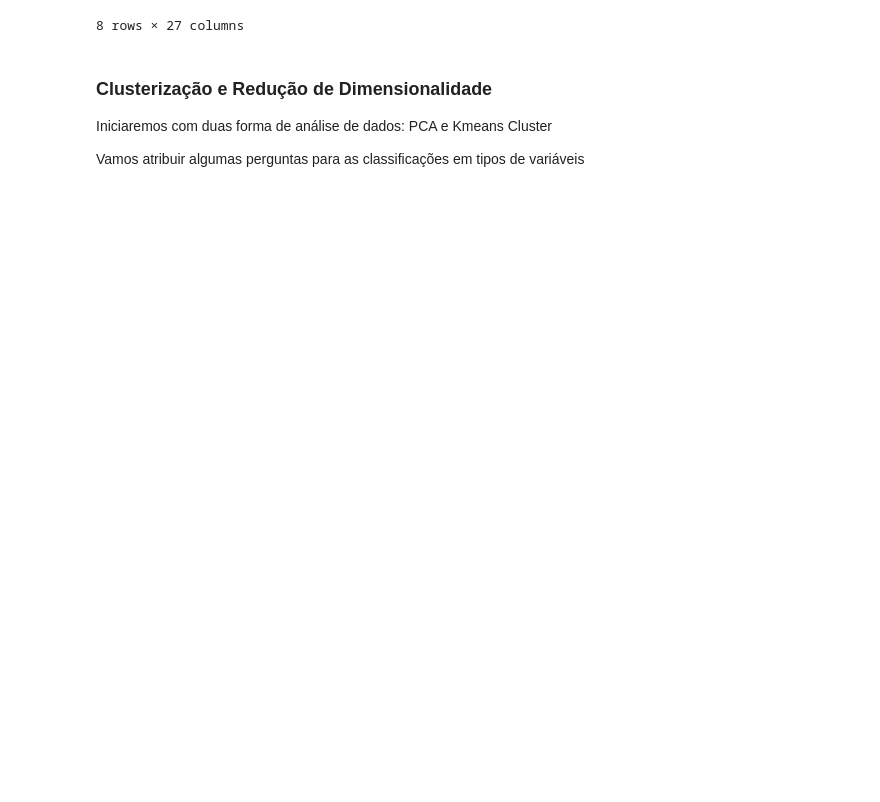
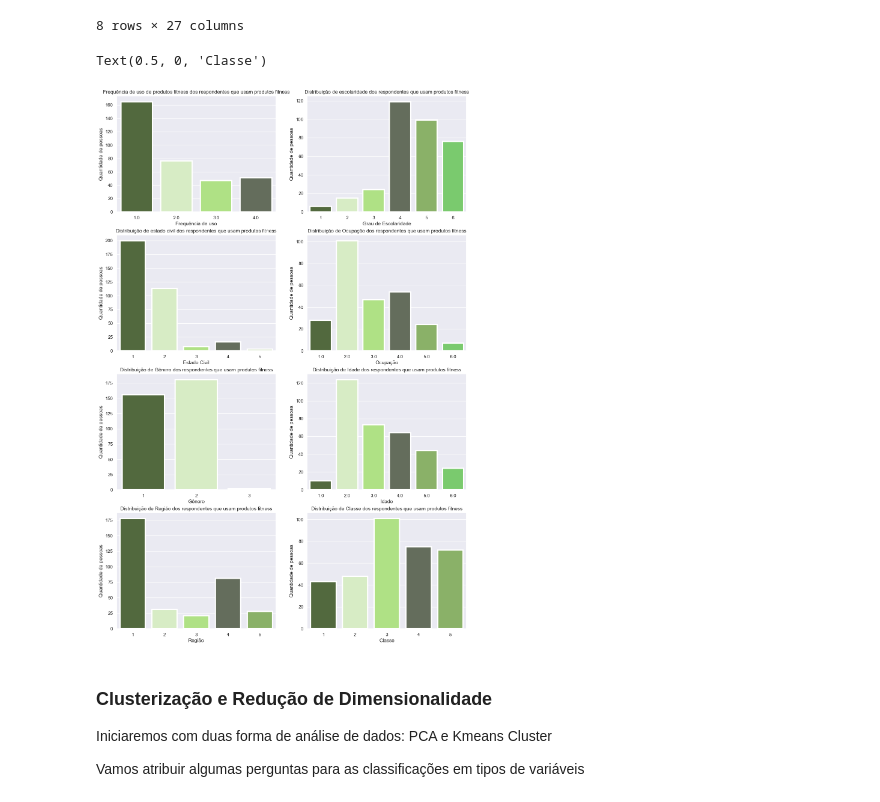
Before and after one commit to enzojunq/Base-de-dados, a Jupyter notebook: base.ipynb, the cells around one changed output. Cells and saved outputs as stored; diff of their text form; code cells hidden in the pictures; blank space fills up the shorter version.

```diff
--- a/base.ipynb
+++ b/base.ipynb
@@ -374,51 +374,54 @@ faixa= range(1,8,1)
 plt.figure(figsize=(15,35))
 plt.subplot(621)
 sns.countplot(data= df_usaf, x="Qfreq", palette = ["#527037", "#D7F2BF", "#AEF076","#647059","#89BD5C","#6ED95F"], lw=3)
-plt.title('Frequência de uso de produtos fitness dos respondentes')
+plt.title('Frequência de uso de produtos fitness dos respondentes que usam produtos fitness')
 plt.ylabel('Quantidade de pessoas')
 plt.xlabel('Frequência de uso')
 
 plt.subplot(622)
 sns.countplot(data= df_usaf, x="Qesc", palette = ["#527037", "#D7F2BF", "#AEF076","#647059","#89BD5C","#6ED95F"], lw=3)
-plt.title('Distribuição de escolaridade dos respondentes')
+plt.title('Distribuição de escolaridade dos respondentes que usam produtos fitness')
 plt.ylabel('Quantidade de pessoas')
 plt.xlabel('Grau de Escolaridade')
 
 plt.subplot(623)
 sns.countplot(data= df_usaf, x="Qciv", palette = ["#527037", "#D7F2BF", "#AEF076","#647059","#89BD5C","#6ED95F"], lw=3)
-plt.title('Distribuição de estado civil dos respondentes')
+plt.title('Distribuição de estado civil dos respondentes que usam produtos fitness')
 plt.ylabel('Quantidade de pessoas')
 plt.xlabel('Estado Civil')
 
 plt.subplot(624)
 sns.countplot(data= df_usaf, x="Qocup", palette = ["#527037", "#D7F2BF", "#AEF076","#647059","#89BD5C","#6ED95F"], lw=3)
-plt.title('Distribuição de Ocupação dos respondentes')
+plt.title('Distribuição de Ocupação dos respondentes que usam produtos fitness')
 plt.ylabel('Quantidade de pessoas')
 plt.xlabel('Ocupação')
 
 plt.subplot(625)
 sns.countplot(data= df_usaf, x="Qgen", palette = ["#527037", "#D7F2BF", "#AEF076","#647059","#89BD5C","#6ED95F"], lw=3)
-plt.title('Distribuição de Gênero dos respondentes')
+plt.title('Distribuição de Gênero dos respondentes que usam produtos fitness')
 plt.ylabel('Quantidade de pessoas')
 plt.xlabel('Gênero')
 
 plt.subplot(626)
 sns.countplot(data= df_usaf, x="Qid", palette = ["#527037", "#D7F2BF", "#AEF076","#647059","#89BD5C","#6ED95F"], lw=3)
-plt.title('Distribuição de Idade dos respondentes')
+plt.title('Distribuição de Idade dos respondentes que usam produtos fitness')
 plt.ylabel('Quantidade de pessoas')
 plt.xlabel('Idade')
 
 plt.subplot(627)
 sns.countplot(data= df_usaf, x="Qreg", palette = ["#527037", "#D7F2BF", "#AEF076","#647059","#89BD5C","#6ED95F"], lw=3)
-plt.title('Distribuição de Regiáo dos respondentes')
+plt.title('Distribuição de Regiáo dos respondentes que usam produtos fitness')
 plt.ylabel('Quantidade de pessoas')
 plt.xlabel('Região')
 
 plt.subplot(628)
 sns.countplot(data= df_usaf, x="Qclasse", palette = ["#527037", "#D7F2BF", "#AEF076","#647059","#89BD5C","#6ED95F"], lw=3)
-plt.title('Distribuição de Classe dos respondentes')
+plt.title('Distribuição de Classe dos respondentes que usam produtos fitness')
 plt.ylabel('Quantidade de pessoas')
 plt.xlabel('Classe')
+# %% [output]
+Text(0.5, 0, 'Classe')
+[figure, added]
 # %% [markdown]
 ### Clusterização e Redução de Dimensionalidade
 
```
Also changed, not shown: parts of 17 cells of this notebook.
